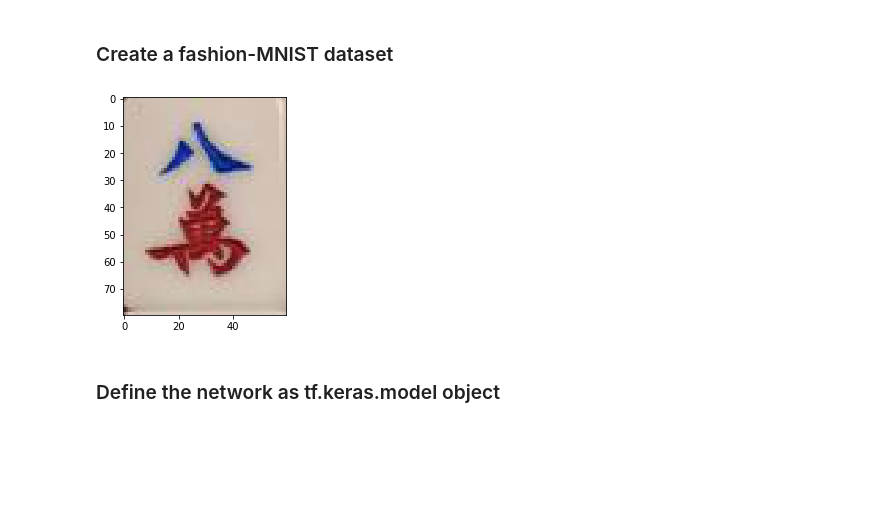
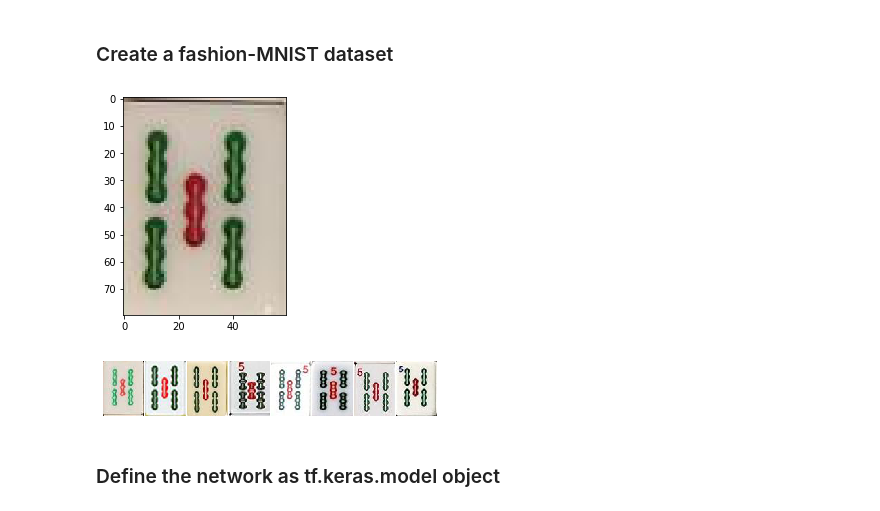
Before and after one commit to LauBok/Mahjong-GAN, a Jupyter notebook: template.ipynb, the cells around one changed output. Saved outputs shown, nothing was run; the diff lists cells and outputs as text; code cells hidden in the pictures; blank space fills up the shorter version.

```diff
--- a/template.ipynb
+++ b/template.ipynb
@@ -53,17 +53,27 @@ print(tf.__version__, tfp.__version__)
 # %%
 # load dataset
 labels = pd.read_csv('data.csv')
 subset = labels['label']
-labels_mixed = labels[subset.between(1, 27)]["image-name"].tolist()
+labels_mixed = labels[subset.between(14, 14)]["image-name"].tolist()
 def get_tiles(paths):
     imgs = [plt.imread('tiles_small/' + path) for path in paths]
     return np.stack(imgs)
 
 X = (get_tiles(labels_mixed).reshape(-1, 80, 60, 3)).astype(np.float32)/255.0
-plt.imshow(X[0])
+plt.imshow(X[3])
 N = X.shape[0]
 # %% [output]
-[figure, old version]
+[figure, new version]
+# %%
+K = [13,5,4,6,8,9,7,11]
+_, ax = plt.subplots(ncols = len(K), figsize = (6,1))
+plt.subplots_adjust(wspace=0, hspace=0)
+for id, num in enumerate(K):
+    ax[id].axis('off')
+    ax[id].imshow(X[num])
+plt.savefig('bamboo5.png',bbox_inches='tight')
+# %% [output]
+[figure, added]
 # %%
 TRAIN_BUF=int(N*0.8)
 BATCH_SIZE=int(N*0.2)
```
Also changed, not shown: 1 other file.
